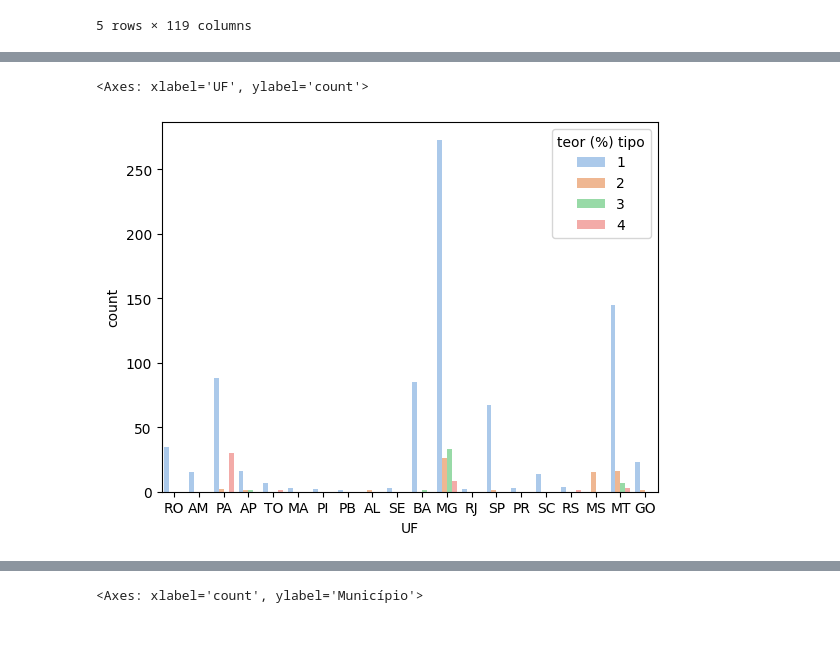
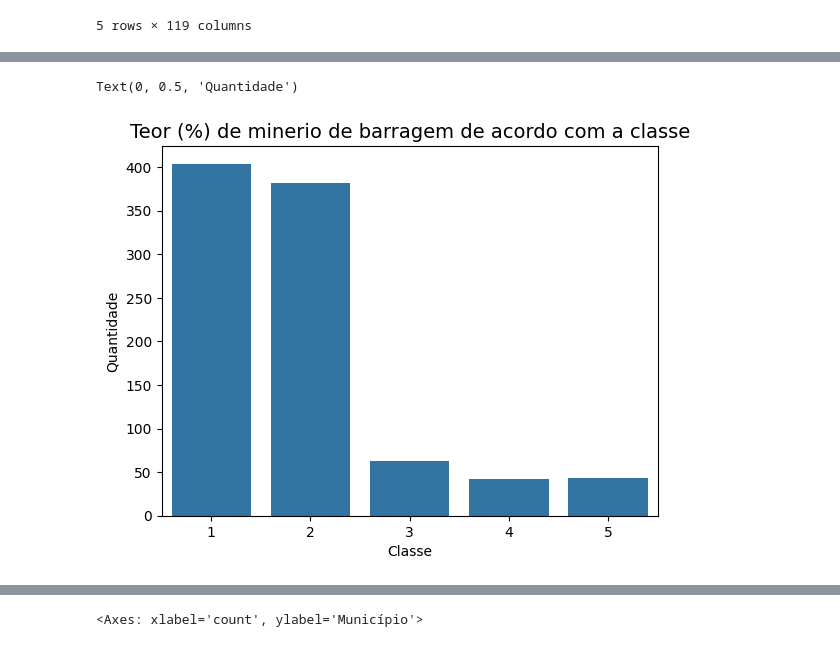
Before and after one commit to acaicomdados/analise-barragens, a Jupyter notebook: Notebook feito nos encontros/analise_barragens_30_03_24.ipynb, the cells around one changed output, grey strips where cells are left out. Cells and saved outputs as stored; diff of their text form; code cells hidden in the pictures.

```diff
--- a/Notebook feito nos encontros/analise_barragens_30_03_24.ipynb
+++ b/Notebook feito nos encontros/analise_barragens_30_03_24.ipynb
@@ -152,5 +161,9 @@ sns.countplot(x='teor (%) tipo',data=barragem)
-# %%
-sns.countplot(x='UF',data=barragem,hue='teor (%) tipo',palette='pastel')
-# %% [output]
-<Axes: xlabel='UF', ylabel='count'>
-[figure, removed]
+# %%
+plt.title('Teor (%) de minerio de barragem de acordo com a classe',
+          fontsize=14)
+sns.countplot(x='teor (%) tipo',data=barragem)
+plt.xlabel('Classe')
+plt.ylabel('Quantidade')
+# %% [output]
+Text(0, 0.5, 'Quantidade')
+[figure, added]
```
Also changed, not shown: parts of 9 cells of this notebook.
